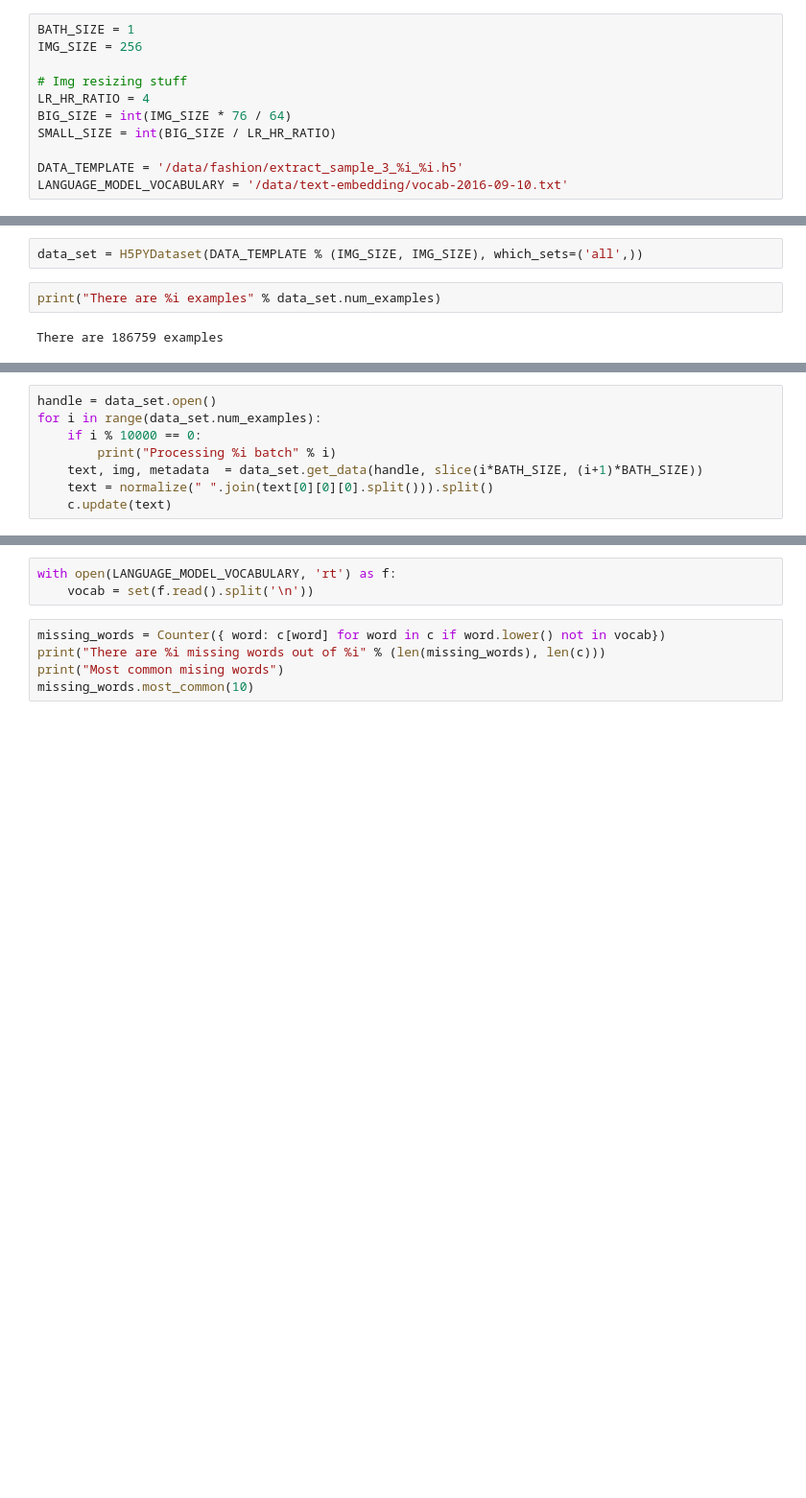
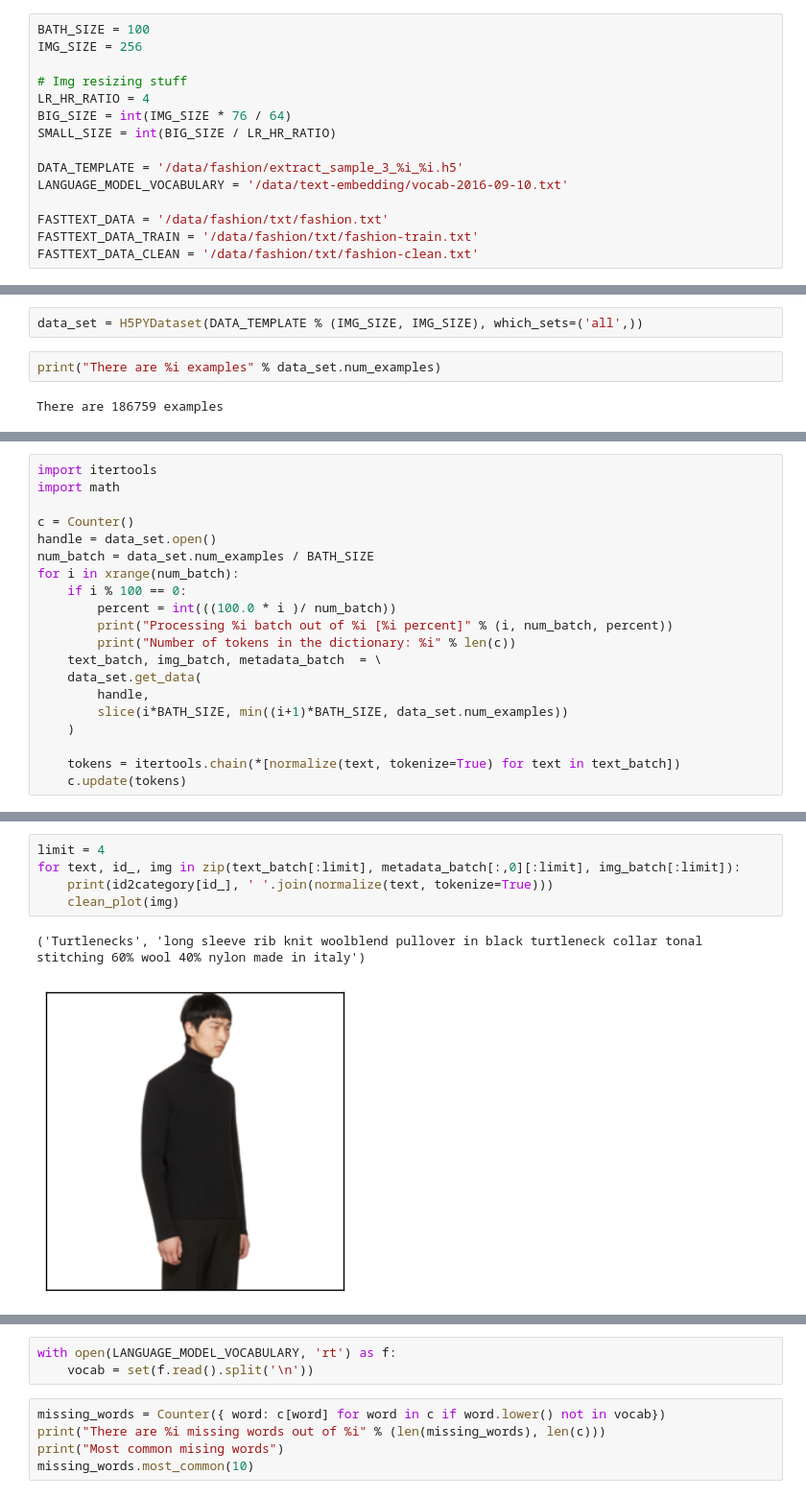
Before and after one commit to 1o0ko/StackGAN, a Jupyter notebook: notebook/data_exploration.ipynb, the cells around one changed output, grey strips where cells are left out. Shown at 96% size. Cells and saved outputs as stored; diff of their text form; blank space fills up the shorter version.

```diff
--- a/notebook/data_exploration.ipynb
+++ b/notebook/data_exploration.ipynb
@@ -6,7 +6,7 @@ from fuel.datasets.hdf5 import H5PYDataset
 import matplotlib.pyplot as plt
 import matplotlib.image as mpimg
 # %%
-BATH_SIZE = 1
+BATH_SIZE = 100
 IMG_SIZE = 256
 
 # Img resizing stuff
@@ -16,3 +16,7 @@ SMALL_SIZE = int(BIG_SIZE / LR_HR_RATIO)
 
 DATA_TEMPLATE = '/data/fashion/extract_sample_3_%i_%i.h5'
 LANGUAGE_MODEL_VOCABULARY = '/data/text-embedding/vocab-2016-09-10.txt'
+
+FASTTEXT_DATA = '/data/fashion/txt/fashion.txt'
+FASTTEXT_DATA_TRAIN = '/data/fashion/txt/fashion-train.txt'
+FASTTEXT_DATA_CLEAN = '/data/fashion/txt/fashion-clean.txt'
@@ -36,8 +54,0 @@ def normalize(text, vocab=None):
-# %%
-handle = data_set.open()
-for i in range(data_set.num_examples):
-    if i % 10000 == 0:
-        print("Processing %i batch" % i)
-    text, img, metadata  = data_set.get_data(handle, slice(i*BATH_SIZE, (i+1)*BATH_SIZE))
-    text = normalize(" ".join(text[0][0][0].split())).split()
-    c.update(text)
@@ -59,0 +111,20 @@ c.most_common(10)
+# %%
+import itertools
+import math
+
+c = Counter()
+handle = data_set.open()
+num_batch = data_set.num_examples / BATH_SIZE
+for i in xrange(num_batch):
+    if i % 100 == 0:
+        percent = int(((100.0 * i )/ num_batch))
+        print("Processing %i batch out of %i [%i percent]" % (i, num_batch, percent))
+        print("Number of tokens in the dictionary: %i" % len(c))
+    text_batch, img_batch, metadata_batch  = \
+    data_set.get_data(
+        handle,
+        slice(i*BATH_SIZE, min((i+1)*BATH_SIZE, data_set.num_examples))
+    )
+
+    tokens = itertools.chain(*[normalize(text, tokenize=True) for text in text_batch])
+    c.update(tokens)
@@ -59,0 +162,8 @@ c.most_common(10)
+# %%
+limit = 4
+for text, id_, img in zip(text_batch[:limit], metadata_batch[:,0][:limit], img_batch[:limit]):
+    print(id2category[id_], ' '.join(normalize(text, tokenize=True)))
+    clean_plot(img)
+# %% [output]
+('Turtlenecks', 'long sleeve rib knit woolblend pullover in black turtleneck collar tonal stitching 60% wool 40% nylon made in italy')
+[figure, added]
```
Also changed, not shown: parts of 18 cells of this notebook, 1 other file.
